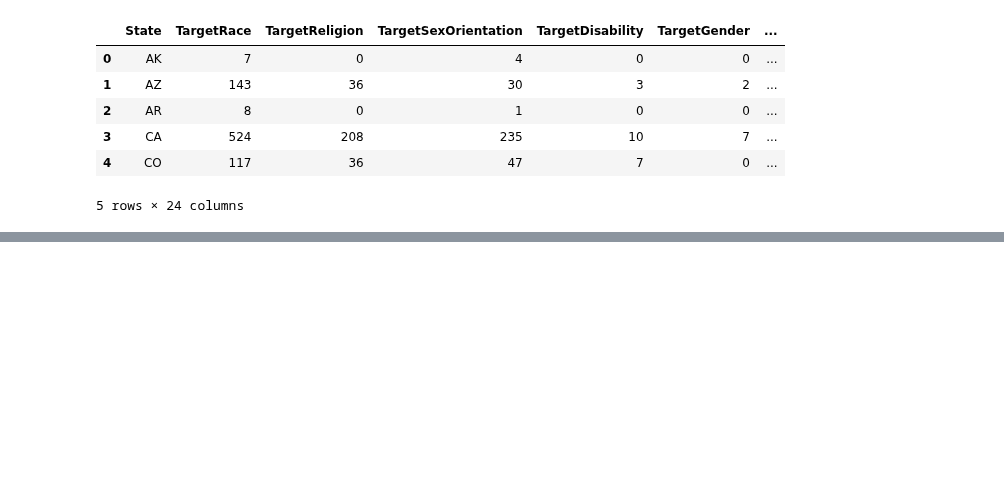
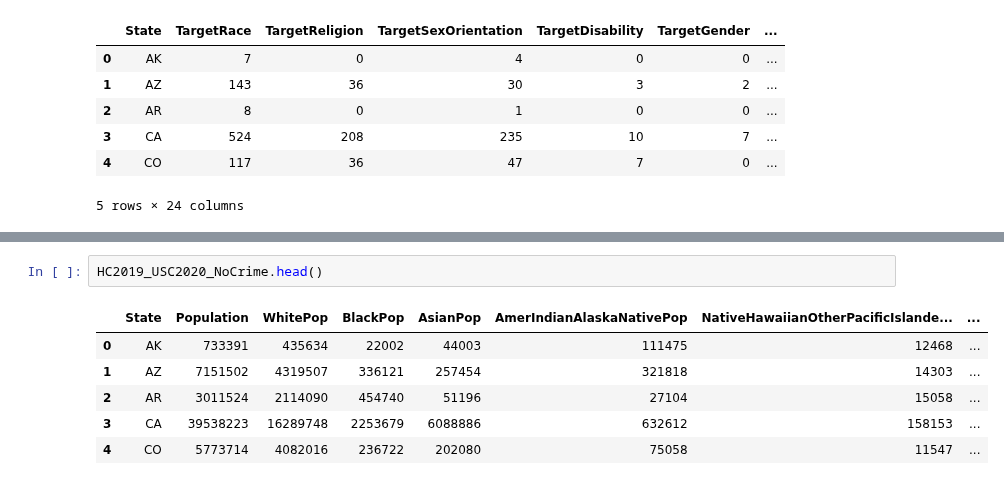
Before and after one commit to atamara/CrimeStatistics, a Jupyter notebook: Sayira Furnish - Final Project.ipynb, the cells around one changed output, grey strips where cells are left out. Cells and saved outputs as stored; diff of their text form; blank space fills up the shorter version.

```diff
--- a/Sayira Furnish - Final Project.ipynb
+++ b/Sayira Furnish - Final Project.ipynb
@@ -539,0 +547,9 @@ plt.show()
+# %%
+HC2019_USC2020_NoCrime.head()
+# %% [output]
+|  | State | Population | WhitePop | BlackPop | AsianPop | AmerIndianAlaskaNativePop | NativeHawaiianOtherPacificIslande... | ... |
+| 0 | AK | 733391 | 435634 | 22002 | 44003 | 111475 | 12468 | ... |
+| 1 | AZ | 7151502 | 4319507 | 336121 | 257454 | 321818 | 14303 | ... |
+| 2 | AR | 3011524 | 2114090 | 454740 | 51196 | 27104 | 15058 | ... |
+| 3 | CA | 39538223 | 16289748 | 2253679 | 6088886 | 632612 | 158153 | ... |
+| 4 | CO | 5773714 | 4082016 | 236722 | 202080 | 75058 | 11547 | ... |
```
Also changed, not shown: parts of 30 cells of this notebook.
